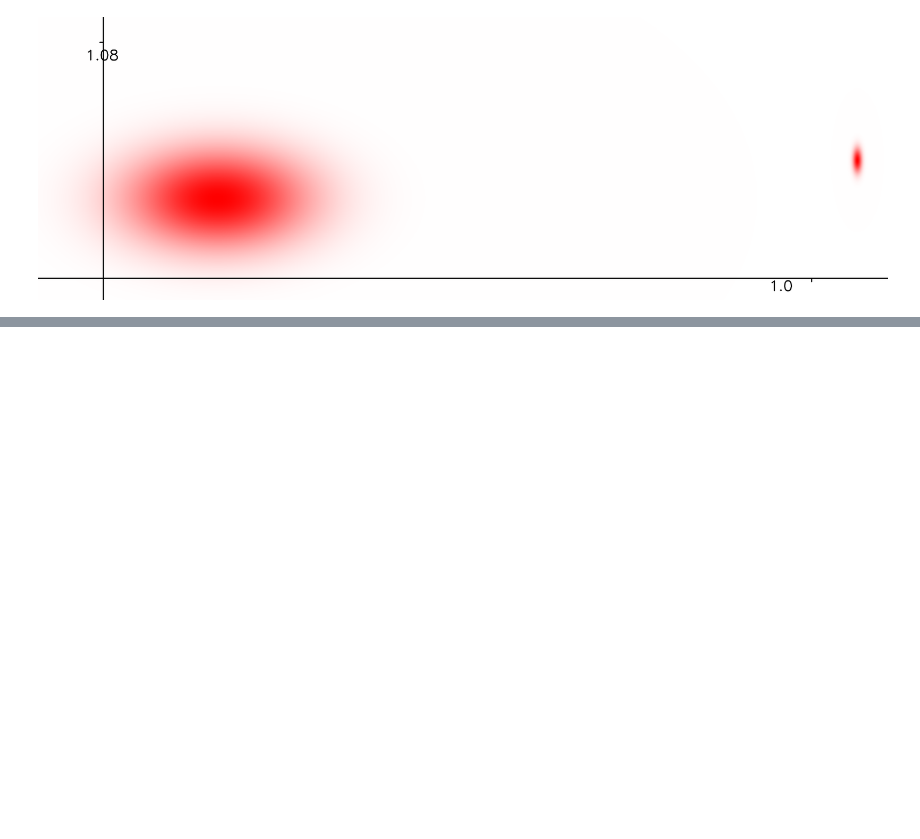
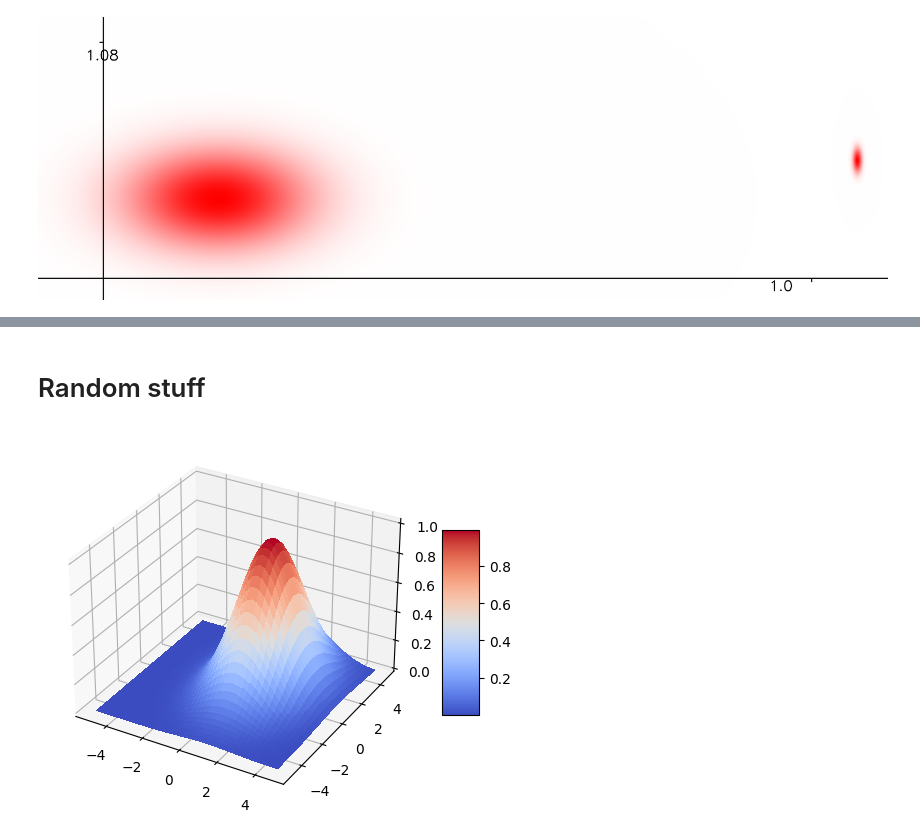
Before and after one commit to jasoneveleth/hdcms-python, a Jupyter notebook: examples/paper_visualization.ipynb, the cells around one changed output, grey strips where cells are left out. Cells and saved outputs as stored; diff of their text form; code cells hidden in the pictures; blank space fills up the shorter version.

```diff
--- a/examples/paper_visualization.ipynb
+++ b/examples/paper_visualization.ipynb
@@ -59,0 +76,20 @@ plt.show()
+# %% [markdown]
+# Random stuff
+# %%
+x = np.arange(-5, 5, .25)
+y = np.arange(-5, 5, .25)
+xv, yv = np.meshgrid(x, y)
+r = ((xv-1)/2)**2 + ((yv-1)/3)**2
+z = np.exp(-r)
+fig, ax = plt.subplots(subplot_kw={"projection": "3d"})
+surf = ax.plot_surface(xv, yv, z, cmap=cm.coolwarm,
+                       linewidth=0, antialiased=False)
+
+# Customize the z axis.
+ax.set_zlim(0, 1.01)
+
+# Add a color bar which maps values to colors.
+fig.colorbar(surf, shrink=0.5, aspect=5)
+plt.savefig("/tmp/3dgaussian.png")
+# %% [output]
+[figure, added]
```
Also changed, not shown: parts of 5 cells of this notebook, 1 other file.
